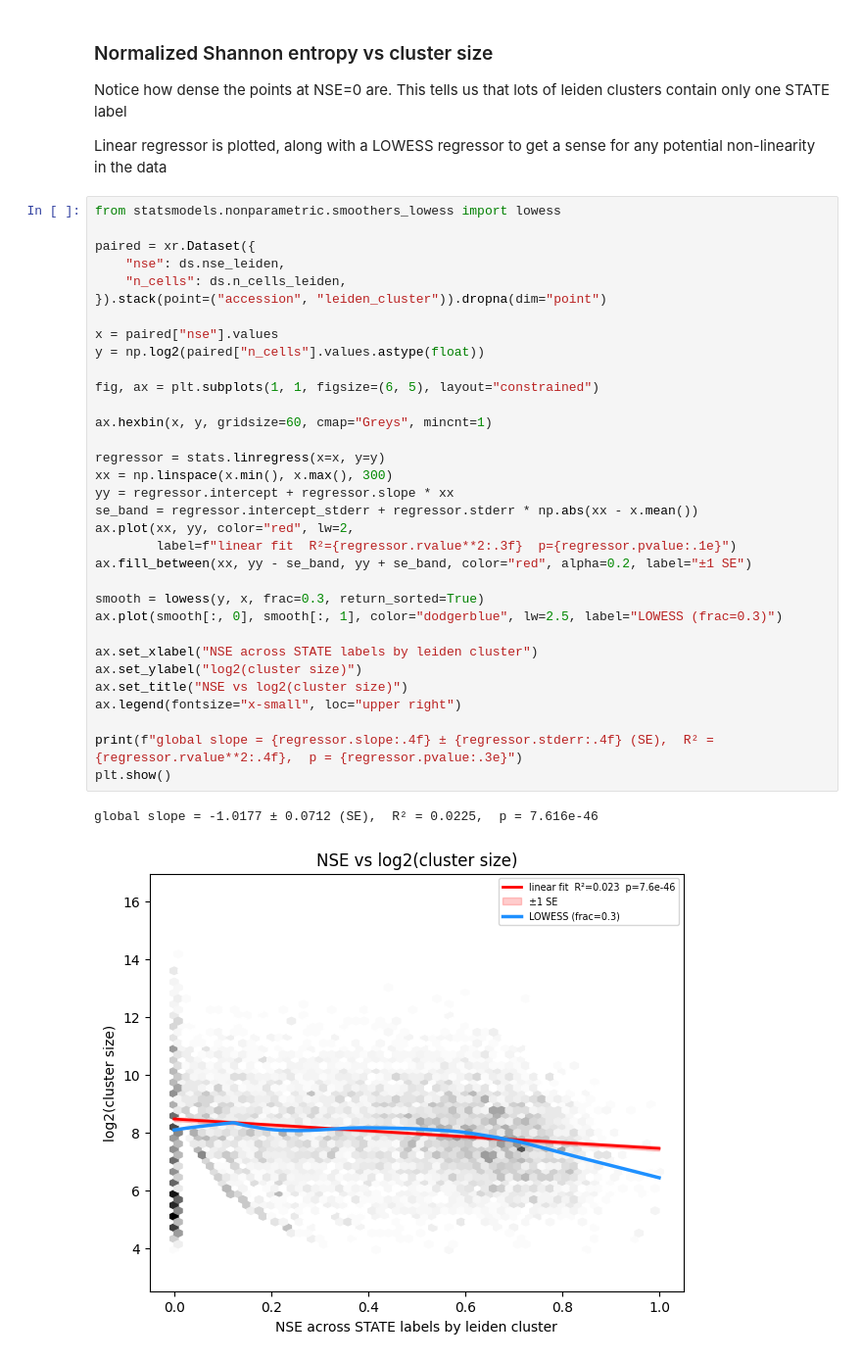
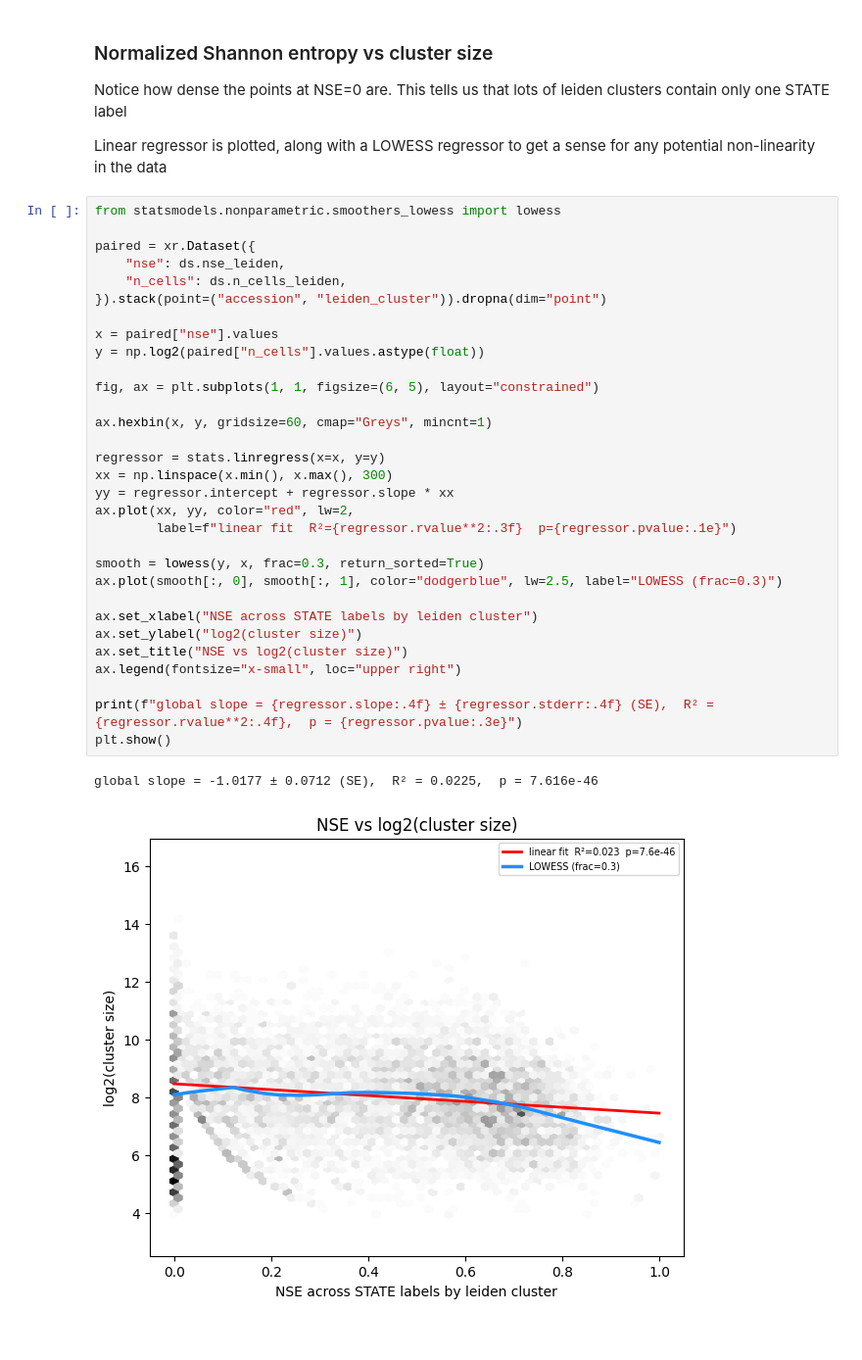
Before and after one commit to otodreas/scBaseCount_Pipeline, a Jupyter notebook: notebooks/cluster_stats.ipynb, the cells around one changed output. Shown at 98% size. Cells and saved outputs as stored; diff of their text form.

```diff
--- a/notebooks/cluster_stats.ipynb
+++ b/notebooks/cluster_stats.ipynb
@@ -200,33 +217,31 @@ from statsmodels.nonparametric.smoothers_lowess import lowess
 paired = xr.Dataset({
     "nse": ds.nse_leiden,
     "n_cells": ds.n_cells_leiden,
 }).stack(point=("accession", "leiden_cluster")).dropna(dim="point")
 
 x = paired["nse"].values
 y = np.log2(paired["n_cells"].values.astype(float))
 
 fig, ax = plt.subplots(1, 1, figsize=(6, 5), layout="constrained")
 
 ax.hexbin(x, y, gridsize=60, cmap="Greys", mincnt=1)
 
 regressor = stats.linregress(x=x, y=y)
 xx = np.linspace(x.min(), x.max(), 300)
 yy = regressor.intercept + regressor.slope * xx
-se_band = regressor.intercept_stderr + regressor.stderr * np.abs(xx - x.mean())
 ax.plot(xx, yy, color="red", lw=2,
         label=f"linear fit  R²={regressor.rvalue**2:.3f}  p={regressor.pvalue:.1e}")
-ax.fill_between(xx, yy - se_band, yy + se_band, color="red", alpha=0.2, label="±1 SE")
 
 smooth = lowess(y, x, frac=0.3, return_sorted=True)
 ax.plot(smooth[:, 0], smooth[:, 1], color="dodgerblue", lw=2.5, label="LOWESS (frac=0.3)")
 
 ax.set_xlabel("NSE across STATE labels by leiden cluster")
 ax.set_ylabel("log2(cluster size)")
 ax.set_title("NSE vs log2(cluster size)")
 ax.legend(fontsize="x-small", loc="upper right")
 
 print(f"global slope = {regressor.slope:.4f} ± {regressor.stderr:.4f} (SE),  R² = {regressor.rvalue**2:.4f},  p = {regressor.pvalue:.3e}")
 plt.show()
 # %% [output]
 global slope = -1.0177 ± 0.0712 (SE),  R² = 0.0225,  p = 7.616e-46
-[figure, old version]
+[figure, new version]
```
Also changed, not shown: parts of 16 cells of this notebook.
